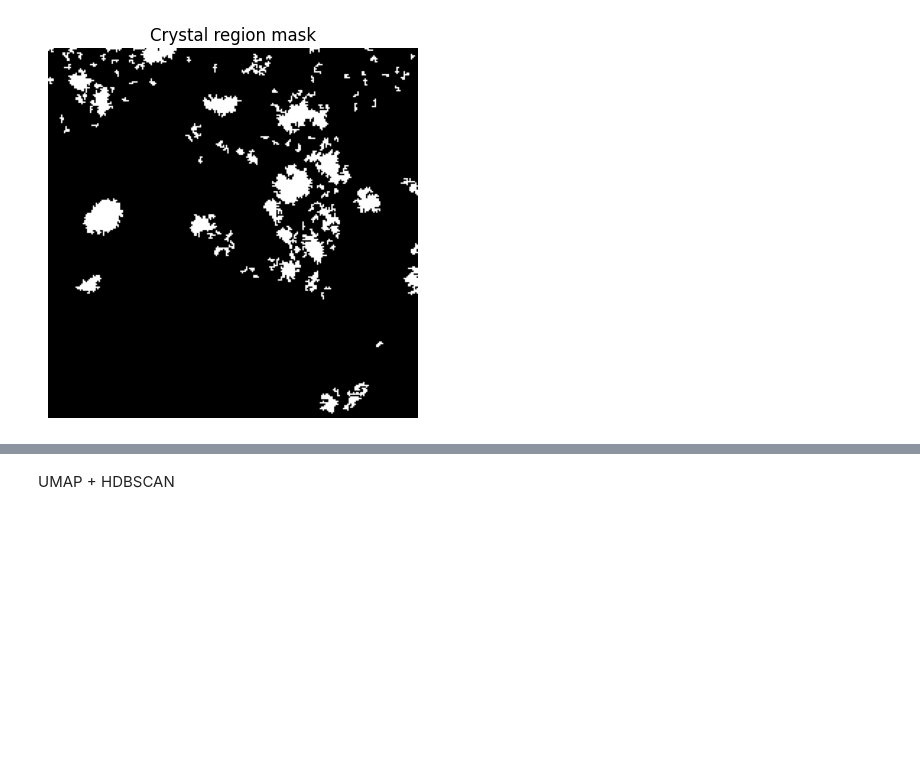
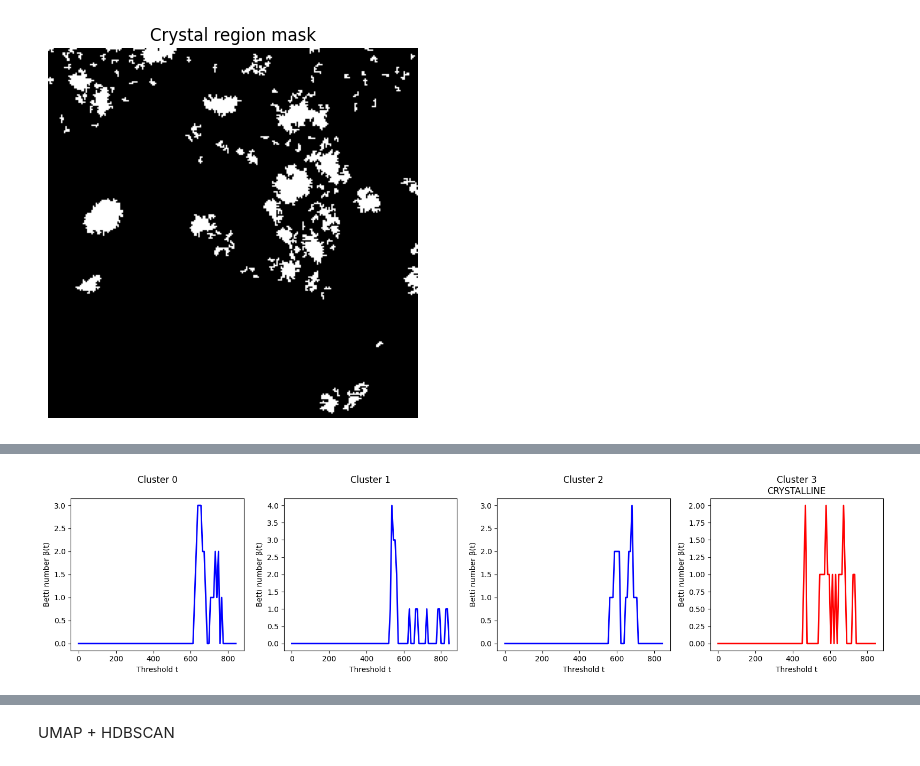
Before and after one commit to Tndeal/PH-TEM, a Jupyter notebook: image_topology/first_run.ipynb, the cells around one changed output, grey strips where cells are left out. Cells and saved outputs as stored; diff of their text form; code cells hidden in the pictures; blank space fills up the shorter version.

```diff
--- a/image_topology/first_run.ipynb
+++ b/image_topology/first_run.ipynb
@@ -274,0 +409,33 @@ plt.show()
+# %%
+import numpy as np
+import matplotlib.pyplot as plt
+
+clusters = sorted(cluster_representatives.keys())
+n = len(clusters)
+
+# Define thresholds (uniform grid from 0 to max death across all clusters)
+max_death = max(np.max(np.array(cluster_representatives[c])[:,1]) for c in clusters)
+thresholds = np.linspace(0, max_death, 100)
+
+fig, axes = plt.subplots(1, n, figsize=(4*n, 4))
+if n == 1:
+    axes = [axes]
+
+for ax, c in zip(axes, clusters):
+    pd = np.array(cluster_representatives[c])
+
+    # Compute Betti curve (H1 features)
+    betti = []
+    for t in thresholds:
+        count = np.sum((pd[:,0] <= t) & (pd[:,1] > t))
+        betti.append(count)
+
+    ax.plot(thresholds, betti, color='red' if c == crystalline_cluster else 'blue', lw=2)
+    ax.set_title(f"Cluster {c}\n" + ("CRYSTALLINE" if c == crystalline_cluster else ""))
+    ax.set_xlabel("Threshold t")
+    ax.set_ylabel("Betti number β(t)")
+
+plt.tight_layout()
+plt.show()
+# %% [output]
+[figure, added]
```
Also changed, not shown: parts of 8 cells of this notebook, 1 other file.
